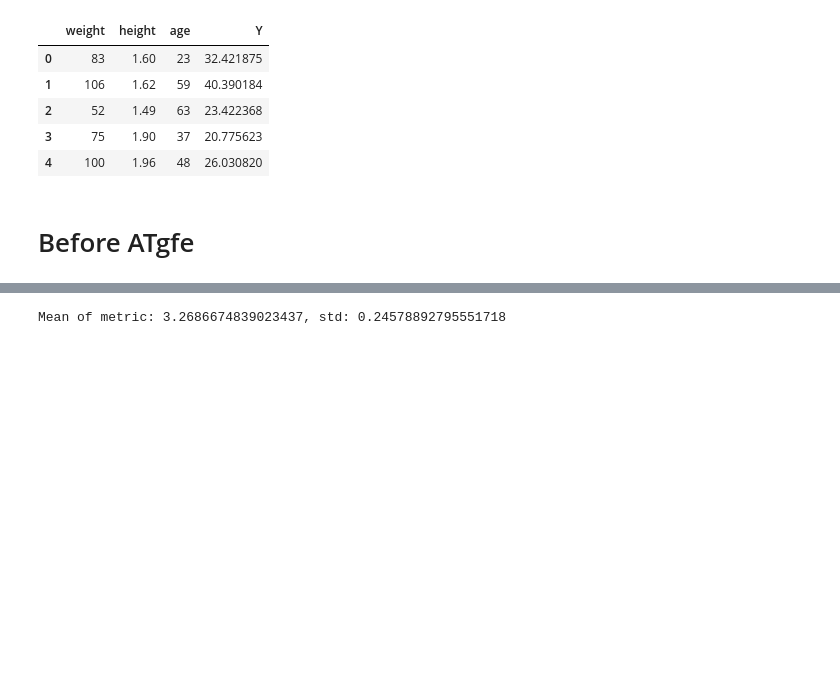
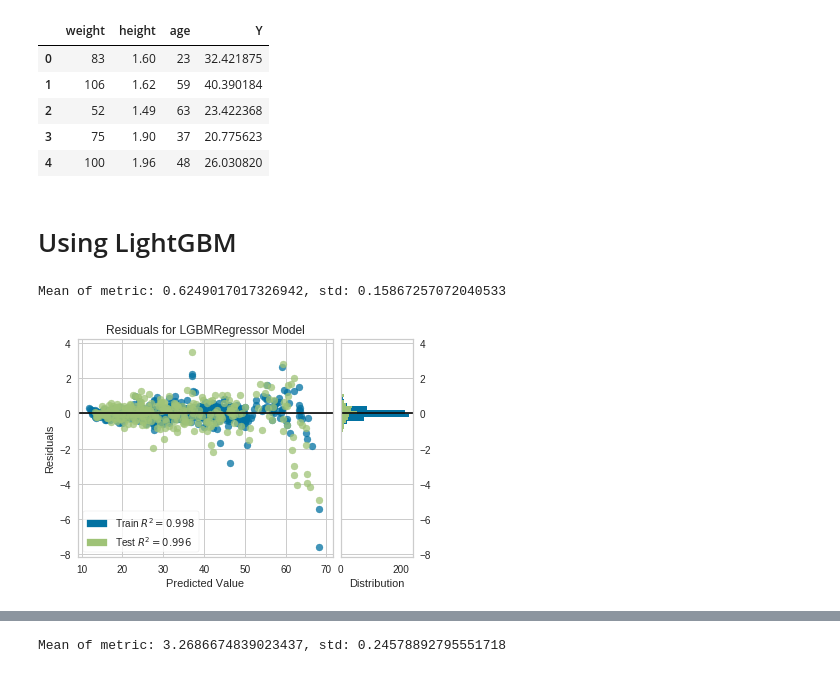
Before and after one commit to ahmed-mohamed-sn/ATgfe, a Jupyter notebook: examples/generated/generated_1.ipynb, the cells around one changed output, grey strips where cells are left out. Cells and saved outputs as stored; diff of their text form; code cells hidden in the pictures; blank space fills up the shorter version.

Commit message:
Added LightGBM to examples, latex equations and sympy to simplify generated expression

```diff
--- a/examples/generated/generated_1.ipynb
+++ b/examples/generated/generated_1.ipynb
@@ -54,5 +57,15 @@ def score_model(model, X, y):
 # %%
 def create_new_model():
     return make_pipeline(StandardScaler(), LinearRegression())
-# %% [markdown]
-# Before ATgfe
+# %% [markdown]
+# Using LightGBM
+# %%
+lgbm_model = LGBMRegressor(random_state=7)
+# %%
+score_model(lgbm_model, X, Y)
+# %% [output]
+Mean of metric: 0.6249017017326942, std: 0.15867257072040533
+# %%
+display_residual_plot(lgbm_model)
+# %% [output]
+[figure, added]
```
Also changed, not shown: parts of 11 cells of this notebook, 4 other files.
